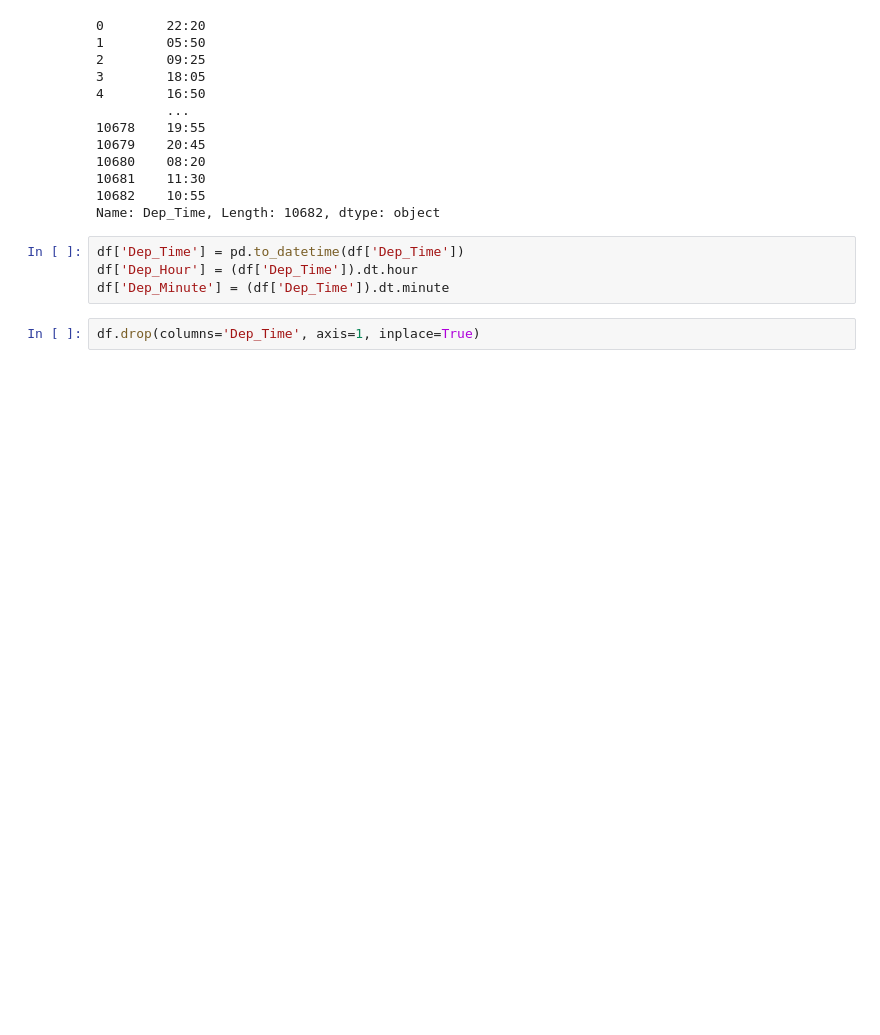
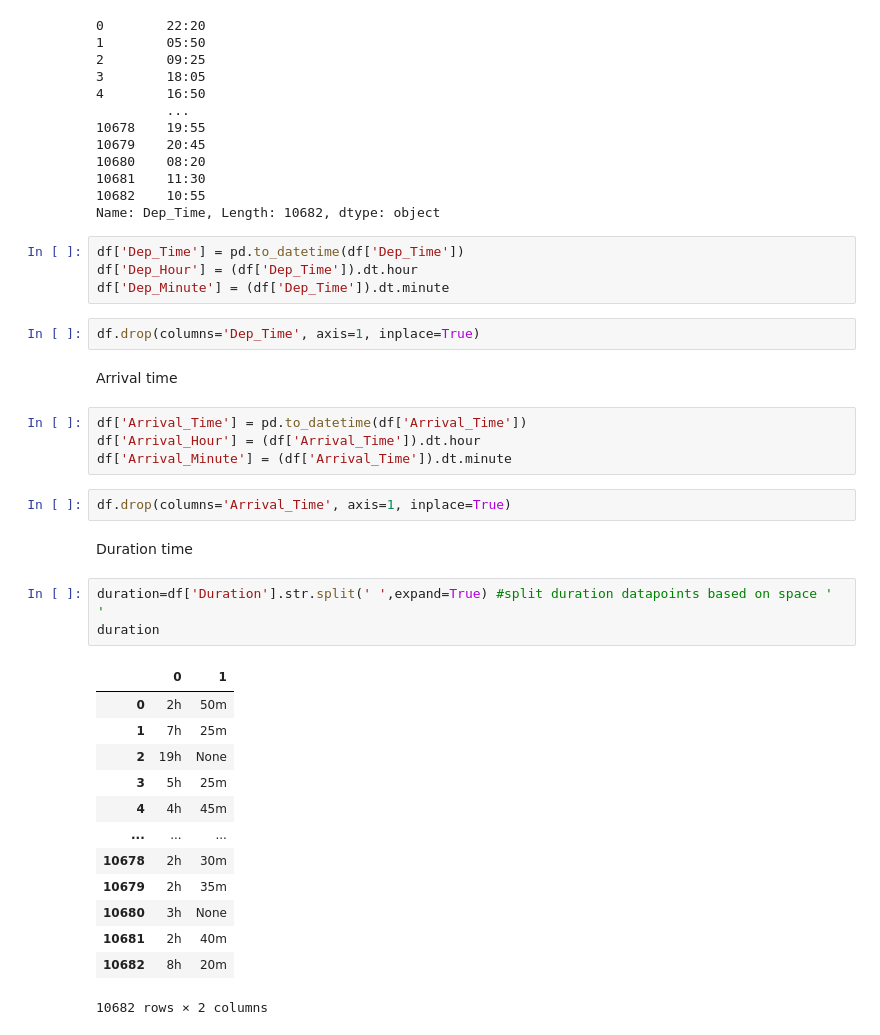
Before and after one commit to RochaErik/Project-Flight-Price-Predictor, a Jupyter notebook: Flight_Price_Predictor.ipynb, the cells around one changed output. Saved outputs shown, nothing was run; the diff lists cells and outputs as text; blank space fills up the shorter version.

```diff
--- a/Flight_Price_Predictor.ipynb
+++ b/Flight_Price_Predictor.ipynb
@@ -133,3 +103,30 @@ df['Dep_Hour'] = (df['Dep_Time']).dt.hour
 df['Dep_Minute'] = (df['Dep_Time']).dt.minute
 # %%
 df.drop(columns='Dep_Time', axis=1, inplace=True)
+# %% [markdown]
+Arrival time
+# %%
+df['Arrival_Time'] = pd.to_datetime(df['Arrival_Time'])
+df['Arrival_Hour'] = (df['Arrival_Time']).dt.hour
+df['Arrival_Minute'] = (df['Arrival_Time']).dt.minute
+# %%
+df.drop(columns='Arrival_Time', axis=1, inplace=True)
+# %% [markdown]
+Duration time
+# %%
+duration=df['Duration'].str.split(' ',expand=True) #split duration datapoints based on space ' '
+duration
+# %% [output]
+|  | 0 | 1 |
+| 0 | 2h | 50m |
+| 1 | 7h | 25m |
+| 2 | 19h | None |
+| 3 | 5h | 25m |
+| 4 | 4h | 45m |
+| ... | ... | ... |
+| 10678 | 2h | 30m |
+| 10679 | 2h | 35m |
+| 10680 | 3h | None |
+| 10681 | 2h | 40m |
+| 10682 | 8h | 20m |
+10682 rows × 2 columns
```
Also changed, not shown: parts of 17 cells of this notebook.
